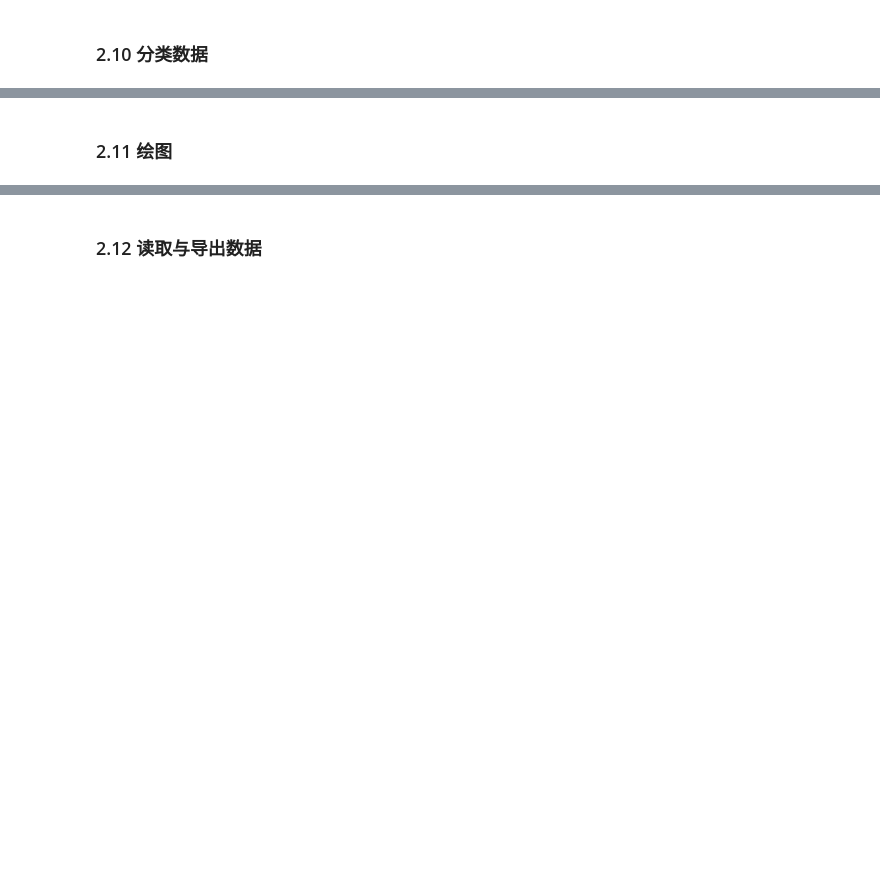
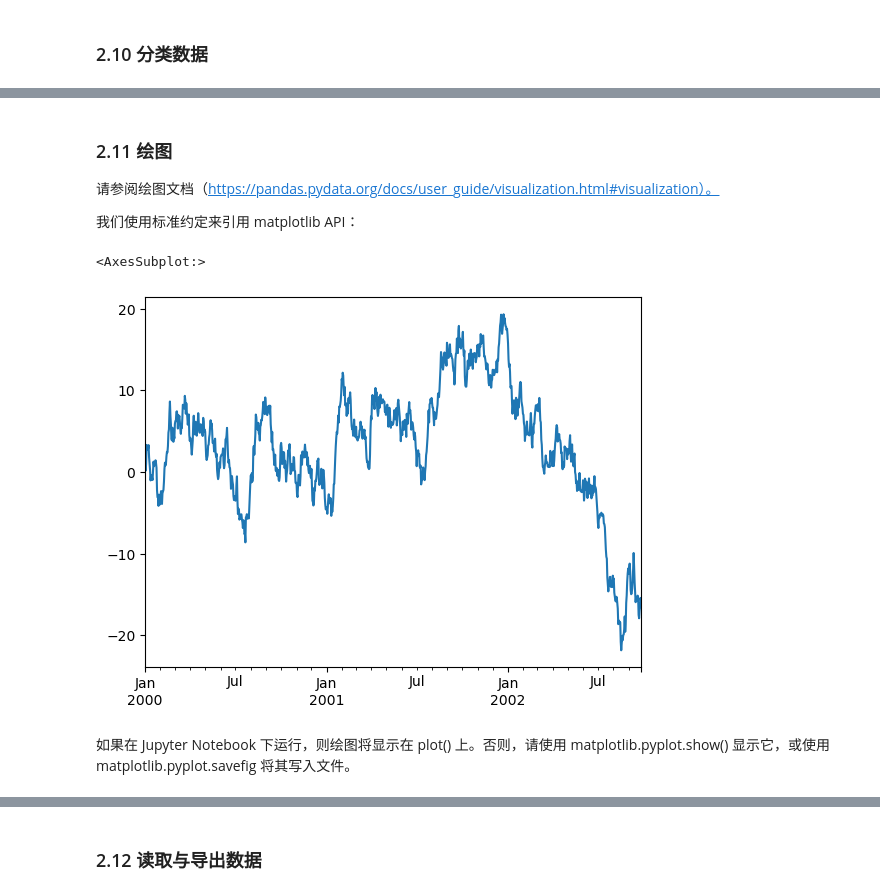
Before and after one commit to dptech-corp/bohrium-notebook, a Jupyter notebook: Proem/Pandas_Quick_Start_Tutorial.ipynb, the cells around one changed output, grey strips where cells are left out. Saved outputs shown, nothing was run; the diff lists cells and outputs as text; code cells hidden in the pictures; blank space fills up the shorter version.

Commit message:
finish pandas v1.0

```diff
--- a/Proem/Pandas_Quick_Start_Tutorial.ipynb
+++ b/Proem/Pandas_Quick_Start_Tutorial.ipynb
@@ -813,2 +1103,6 @@ pd.pivot_table(df, values="D", index=["A", "B"], columns=["C"])
 # %% [markdown]
 ### 2.11 绘图 <a id='2-11'></a>
+
+请参阅绘图文档（https://pandas.pydata.org/docs/user_guide/visualization.html#visualization）。
+
+我们使用标准约定来引用 matplotlib API：
@@ -814,0 +1113,11 @@ pd.pivot_table(df, values="D", index=["A", "B"], columns=["C"])
+# %%
+ts = pd.Series(np.random.randn(1000), index=pd.date_range("1/1/2000", periods=1000))
+
+ts = ts.cumsum()
+
+ts.plot()
+# %% [output]
+<AxesSubplot:>
+[figure, added]
+# %% [markdown]
+如果在 Jupyter Notebook 下运行，则绘图将显示在 plot() 上。否则，请使用 matplotlib.pyplot.show() 显示它，或使用 matplotlib.pyplot.savefig 将其写入文件。
```
Also changed, not shown: parts of 68 cells of this notebook, 1 other file.
